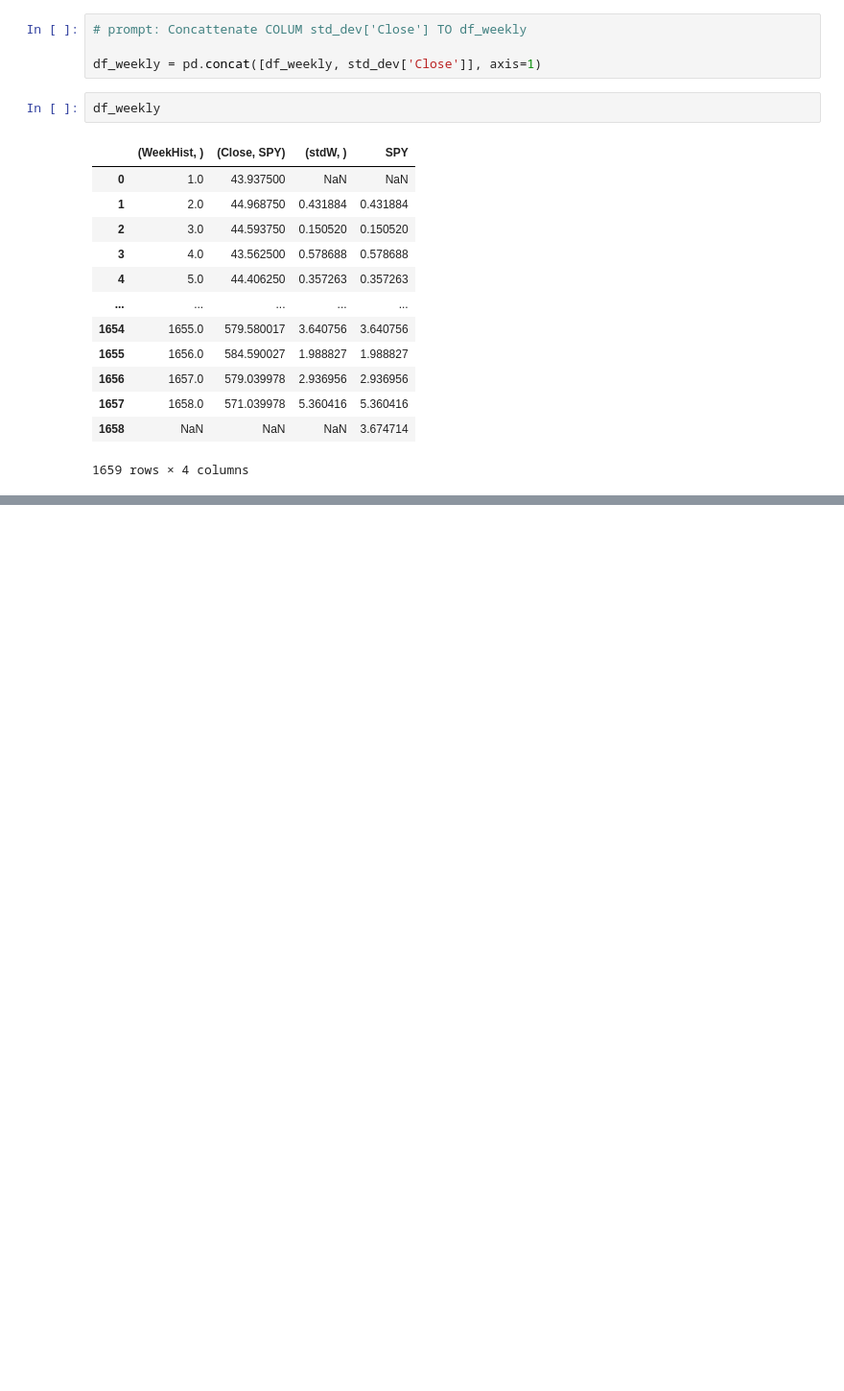
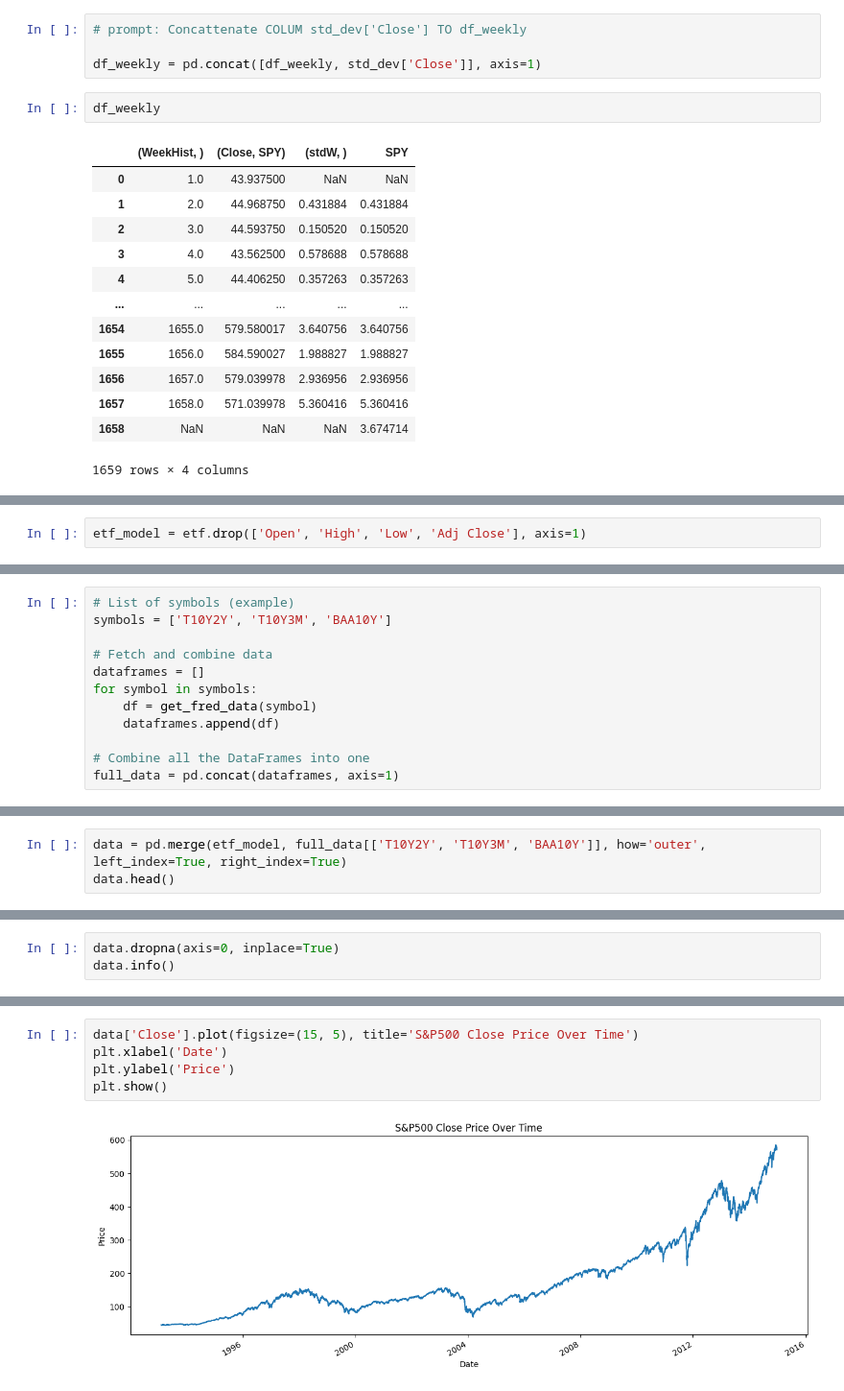
Before and after one commit to mpalominocol/CPSC4800_GitEExample, a Jupyter notebook: SP500_AND_WB_Data_Extraction.ipynb, the cells around one changed output, grey strips where cells are left out. Shown at 96% size. Drawn from its saved outputs; the diff is of its cells as text; blank space fills up the shorter version.

```diff
--- a/SP500_AND_WB_Data_Extraction.ipynb
+++ b/SP500_AND_WB_Data_Extraction.ipynb
@@ -566,0 +955,2 @@ df_weekly
+# %%
+etf_model = etf.drop(['Open', 'High', 'Low', 'Adj Close'], axis=1)
@@ -566,0 +1016,12 @@ df_weekly
+# %%
+# List of symbols (example)
+symbols = ['T10Y2Y', 'T10Y3M', 'BAA10Y']
+
+# Fetch and combine data
+dataframes = []
+for symbol in symbols:
+    df = get_fred_data(symbol)
+    dataframes.append(df)
+
+# Combine all the DataFrames into one
+full_data = pd.concat(dataframes, axis=1)
@@ -566,0 +1064,3 @@ df_weekly
+# %%
+data = pd.merge(etf_model, full_data[['T10Y2Y',	'T10Y3M', 'BAA10Y']], how='outer', left_index=True, right_index=True)
+data.head()
@@ -566,0 +1092,3 @@ df_weekly
+# %%
+data.dropna(axis=0, inplace=True)
+data.info()
@@ -566,0 +1111,7 @@ df_weekly
+# %%
+data['Close'].plot(figsize=(15, 5), title='S&P500 Close Price Over Time')
+plt.xlabel('Date')
+plt.ylabel('Price')
+plt.show()
+# %% [output]
+[figure, added]
```
Also changed, not shown: parts of 39 cells of this notebook.
